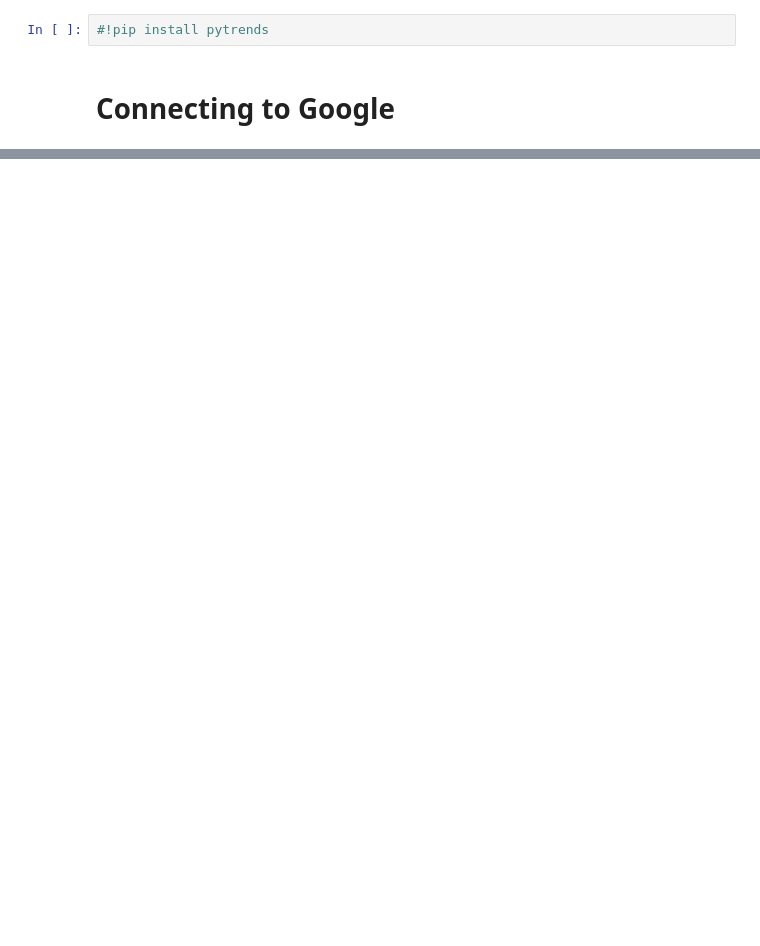
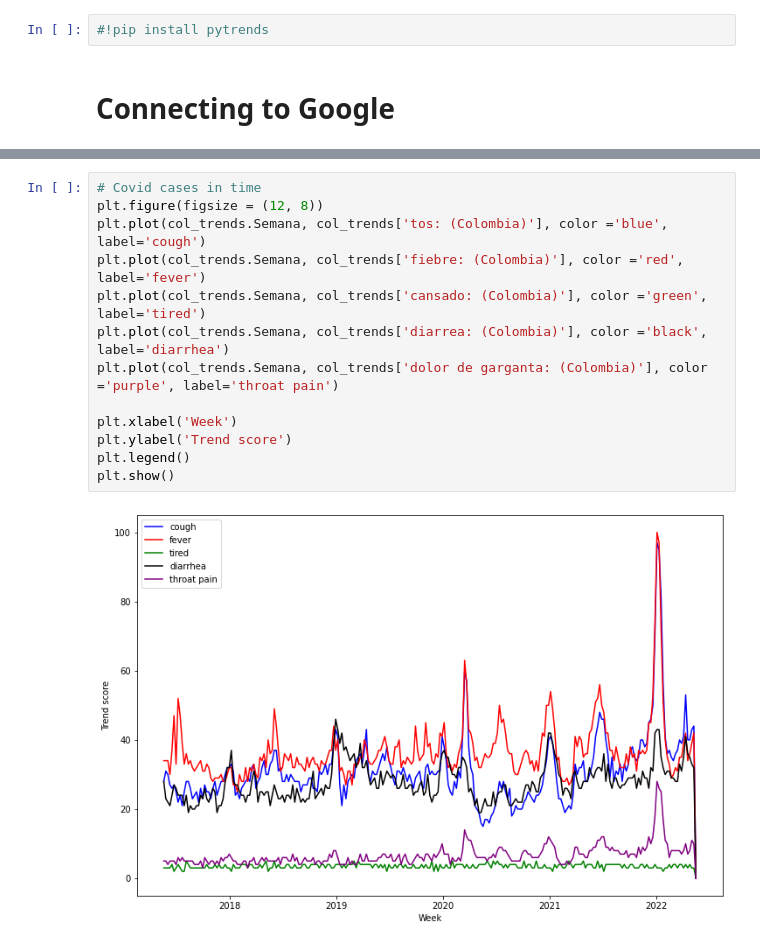
Before and after one commit to MITCriticalData-Colombia/Covid_Media_Cloud, a Jupyter notebook: Google_Data/trends_extraction.ipynb, the cells around one changed output, grey strips where cells are left out. Saved outputs shown, nothing was run; the diff lists cells and outputs as text; blank space fills up the shorter version.

```diff
--- a/Google_Data/trends_extraction.ipynb
+++ b/Google_Data/trends_extraction.ipynb
@@ -25,0 +29,15 @@ col_trends = pd.read_csv('Google_Trends/multiTimeline.csv', skiprows=1)
+# %%
+# Covid cases in time
+plt.figure(figsize = (12, 8))
+plt.plot(col_trends.Semana, col_trends['tos: (Colombia)'], color ='blue', label='cough')
+plt.plot(col_trends.Semana, col_trends['fiebre: (Colombia)'], color ='red', label='fever')
+plt.plot(col_trends.Semana, col_trends['cansado: (Colombia)'], color ='green', label='tired')
+plt.plot(col_trends.Semana, col_trends['diarrea: (Colombia)'], color ='black', label='diarrhea')
+plt.plot(col_trends.Semana, col_trends['dolor de garganta: (Colombia)'], color ='purple', label='throat pain')
+
+plt.xlabel('Week')
+plt.ylabel('Trend score')
+plt.legend()
+plt.show()
+# %% [output]
+[figure, added]
```
Also changed, not shown: parts of 2 cells of this notebook, 3 other files.
